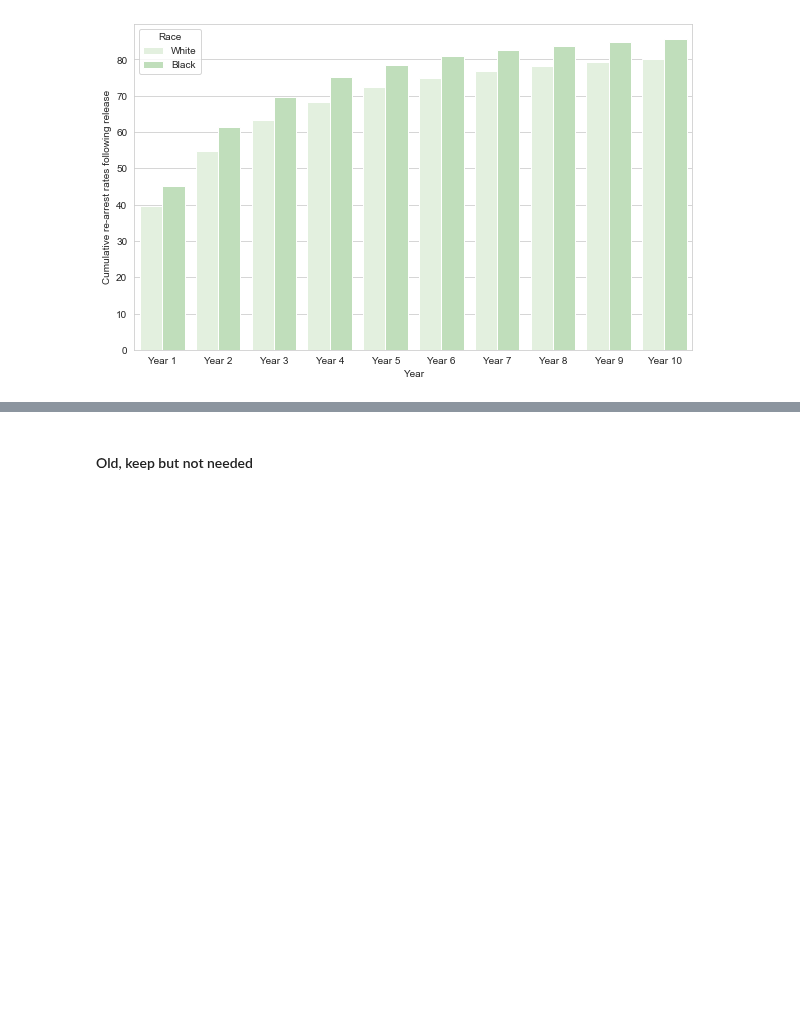
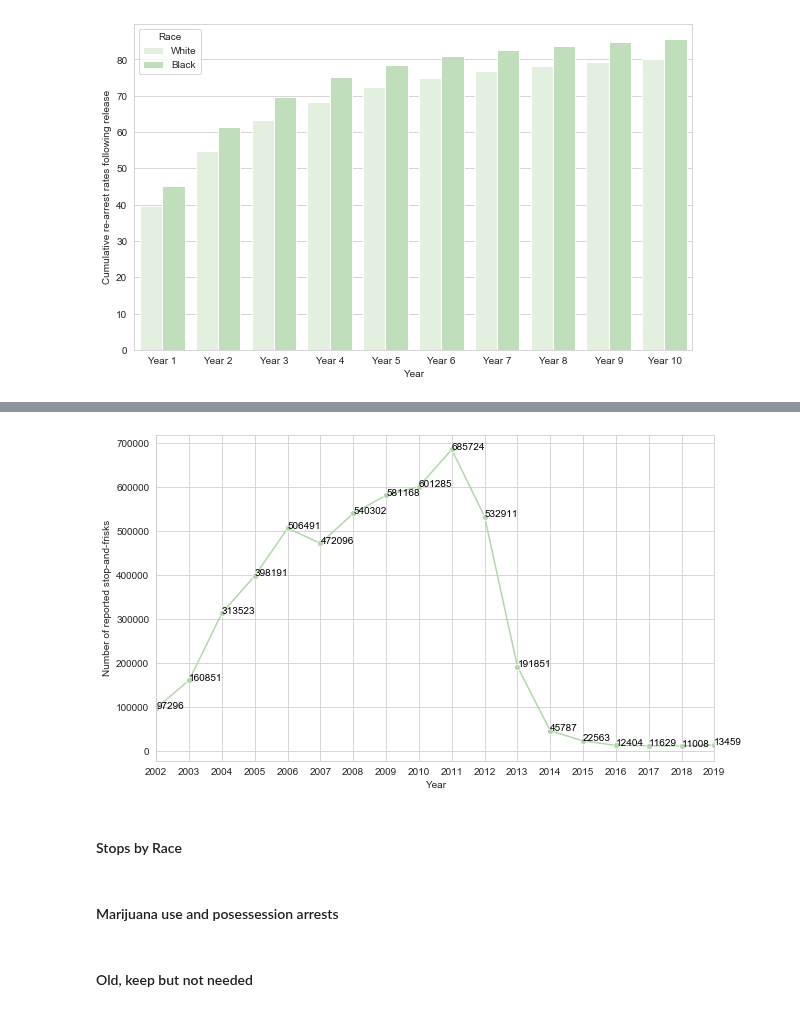
Before and after one commit to megantennies/FYP, a Jupyter notebook: REPORT_CODE.ipynb, the cells around one changed output, grey strips where cells are left out. Drawn from its saved outputs; the diff is of its cells as text; code cells hidden in the pictures; blank space fills up the shorter version.

```diff
--- a/REPORT_CODE.ipynb
+++ b/REPORT_CODE.ipynb
@@ -60,0 +90,25 @@ plt.savefig(os.path.join(RESULTS, 'MTHD_rearrest_bar.png'), bbox_inches = 'tight
+# %%
+years = ['2002', '2003', '2004', '2005', '2006', '2007', '2008', '2009', '2010', '2011', '2012', '2013', '2014', '2015', '2016', '2017', '2018', '2019']
+years = pd.DataFrame(years)
+years = years.rename(columns = {0: 'Year'})
+
+stops = [97296, 160851, 313523, 398191, 506491, 472096, 540302, 581168, 601285, 685724, 532911, 191851, 45787, 22563, 12404, 11629, 11008, 13459]
+stops = pd.DataFrame(stops)
+stops = stops.rename(columns = {0: 'Count'})
+
+stop_rates = pd.concat([years, stops], axis = 1)
+# %%
+plt.figure(figsize = (10, 6))
+ax = sns.lineplot(x = 'Year', y = 'Count', data = stop_rates, color = '#B3D6AD', marker = 'o')
+
+for x, y in zip(stop_rates['Year'], stop_rates['Count']):
+    plt.text(x = x, y = y, s = '{:}'.format(y), color = 'black') #.set_backgroundcolor('#B3D6AD')
+
+ax.set_ylabel('Number of reported stop-and-frisks')
+ax.set_xlim(left='2002', right='2019')
+sns.set_style('whitegrid')
+plt.savefig(os.path.join(RESULTS, 'MTHD_stop_rates.png'), bbox_inches = 'tight')
+# %% [output]
+[figure, added]
+# %% [markdown]
+#### Stops by Race
@@ -61,3 +126,5 @@ plt.savefig(os.path.join(RESULTS, 'MTHD_rearrest_bar.png'), bbox_inches = 'tight
+# %% [markdown]
+#### Marijuana use and posessession arrests
 # %% [markdown]
 #### Old, keep but not needed
 # %%
```
Also changed, not shown: parts of 13 cells of this notebook, 2 other files.
